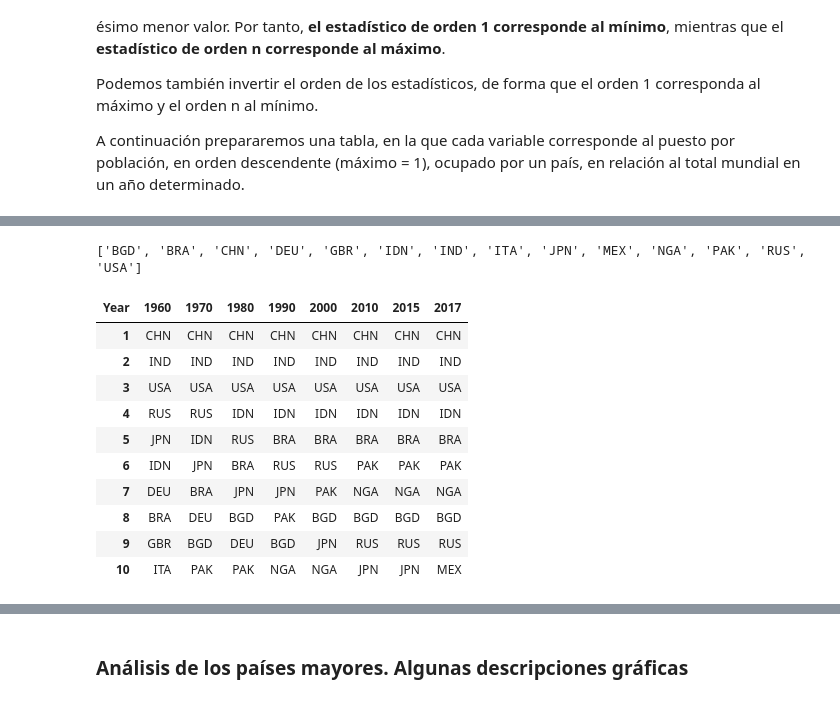
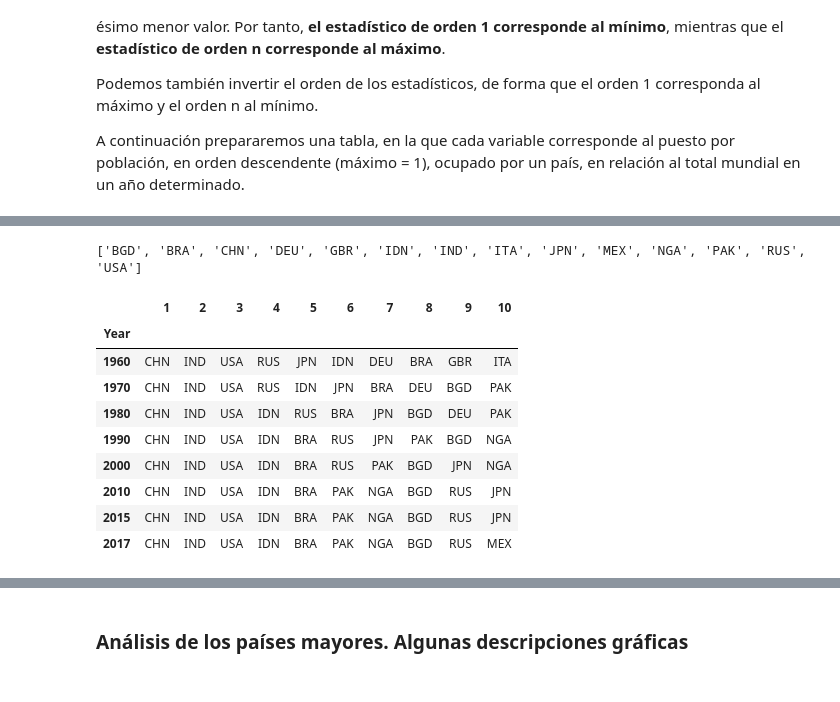
Before and after one commit to jruizalz/EPE-ULPGC, a Jupyter notebook: Bloque_1/1.AnalisisExploratorioDatos.ipynb, the cells around one changed output, grey strips where cells are left out. Drawn from its saved outputs; the diff is of its cells as text; code cells hidden in the pictures.

```diff
--- a/Bloque_1/1.AnalisisExploratorioDatos.ipynb
+++ b/Bloque_1/1.AnalisisExploratorioDatos.ipynb
@@ -264,28 +256,27 @@ popul_countries_rank.loc[selected_countries, selected_years_idx]
 # %%
 n = 10 # n países con mayor población
 
 large_countries = popul_countries_rank.index[(popul_countries_rank <=n).any(axis=1)].tolist()
 print(large_countries)
 
 large_countries_df = pd.DataFrame([[popul_countries_rank.index[
     popul_countries_rank[y]==r][0]  for y in popul_countries_rank.columns]
                                    for r in range(1,n+1)],
                                    columns=popul_countries_rank.columns,
                                    index=range(1,n+1))
-large_countries_df[selected_years_idx]
+large_countries_df[selected_years_idx].T
 # %% [output]
 ['BGD', 'BRA', 'CHN', 'DEU', 'GBR', 'IDN', 'IND', 'ITA', 'JPN', 'MEX', 'NGA', 'PAK', 'RUS', 'USA']
-| Year | 1960 | 1970 | 1980 | 1990 | 2000 | 2010 | 2015 | 2017 |
-| 1 | CHN | CHN | CHN | CHN | CHN | CHN | CHN | CHN |
-| 2 | IND | IND | IND | IND | IND | IND | IND | IND |
-| 3 | USA | USA | USA | USA | USA | USA | USA | USA |
-| 4 | RUS | RUS | IDN | IDN | IDN | IDN | IDN | IDN |
-| 5 | JPN | IDN | RUS | BRA | BRA | BRA | BRA | BRA |
-| 6 | IDN | JPN | BRA | RUS | RUS | PAK | PAK | PAK |
-| 7 | DEU | BRA | JPN | JPN | PAK | NGA | NGA | NGA |
-| 8 | BRA | DEU | BGD | PAK | BGD | BGD | BGD | BGD |
-| 9 | GBR | BGD | DEU | BGD | JPN | RUS | RUS | RUS |
-| 10 | ITA | PAK | PAK | NGA | NGA | JPN | JPN | MEX |
+|  | 1 | 2 | 3 | 4 | 5 | 6 | 7 | 8 | 9 | 10 |
+| Year |  |  |  |  |  |  |  |  |  |  |
+| 1960 | CHN | IND | USA | RUS | JPN | IDN | DEU | BRA | GBR | ITA |
+| 1970 | CHN | IND | USA | RUS | IDN | JPN | BRA | DEU | BGD | PAK |
+| 1980 | CHN | IND | USA | IDN | RUS | BRA | JPN | BGD | DEU | PAK |
+| 1990 | CHN | IND | USA | IDN | BRA | RUS | JPN | PAK | BGD | NGA |
+| 2000 | CHN | IND | USA | IDN | BRA | RUS | PAK | BGD | JPN | NGA |
+| 2010 | CHN | IND | USA | IDN | BRA | PAK | NGA | BGD | RUS | JPN |
+| 2015 | CHN | IND | USA | IDN | BRA | PAK | NGA | BGD | RUS | JPN |
+| 2017 | CHN | IND | USA | IDN | BRA | PAK | NGA | BGD | RUS | MEX |
 # %%
 # Identificación de países a partir de los códigos
 {c:popul_territory_codes["code2country"][c]
```
Also changed, not shown: parts of 16 cells of this notebook, 3 other files.
